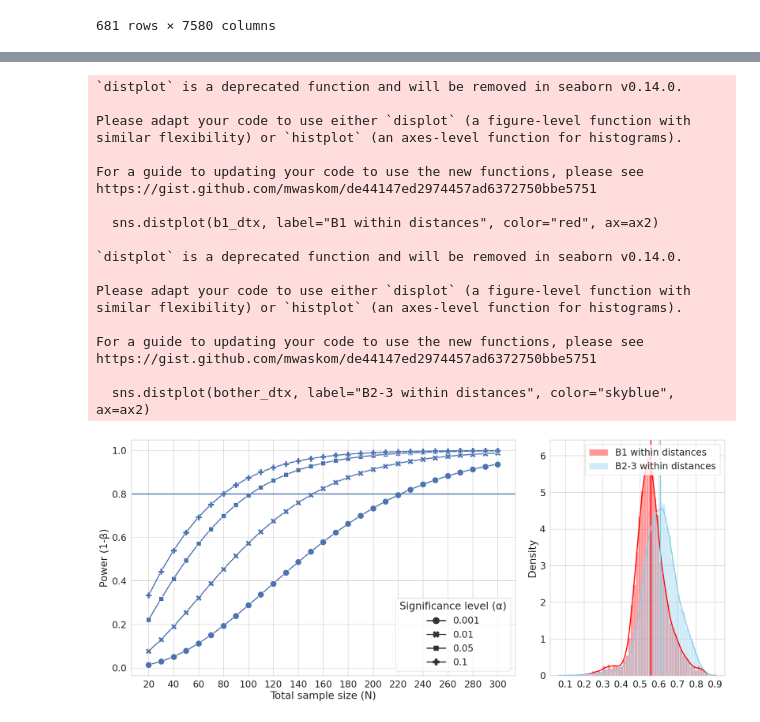
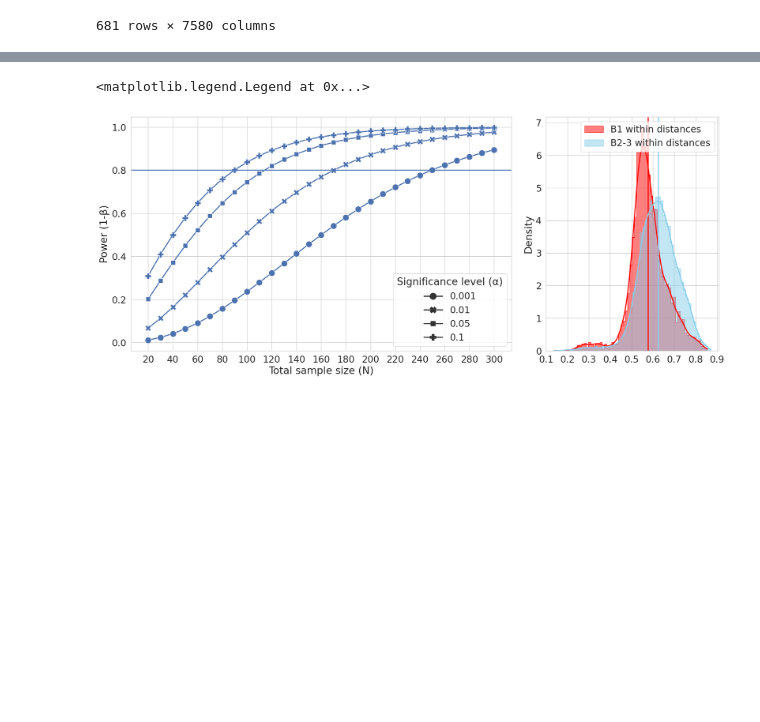
Before and after one commit to mwdai049/DSC180-Capstone, a Jupyter notebook: notebook.ipynb, the cells around one changed output, grey strips where cells are left out. Cells and saved outputs as stored; diff of their text form; code cells hidden in the pictures; blank space fills up the shorter version.

Commit message:
fix alpha/beta diversity and add artifacts

```diff
--- a/notebook.ipynb
+++ b/notebook.ipynb
@@ -20,5 +51,5 @@ from qiime2.plugins.feature_table.methods import rarefy
 # %%
-ft = Artifact.load('/home/mwdai/projects/capstone/78873_feature-table.qza')
+ft = Artifact.load('78873_feature-table.qza')
 ft.view(pd.DataFrame)
 # %% [output]
 |  | ACGTAGGGGGCAAGCGTTATCCGGATTTACTGG... | ACGTAGGGGGCTAGCGTTATCCGGATTTACTGG... | ACGGAGGGTGCAAGCGTTAATCGGAATTACTGG... | ACGTAGGTGGCAAGCGTTGTCCGGAATTATTGG... | ... |
@@ -82,8 +110,9 @@ faith_pd.alpha_diversity.save('alpha_diversity.qza')
 # %%
 unifrac_res = diversity.actions.beta_phylogenetic(
-    table=rarefied_ft,
+    table=rarefied,
     phylogeny=rooted_tree,
     metric='unweighted_unifrac'
 )
-unifrac_dm = unifrac_res.distance_matrix.view(pd.DataFrame)
-unifrac_dm.distance_matrix.save('distance.qza')
+unifrac_dm = unifrac_res.distance_matrix.view(DistanceMatrix)
+unifrac_df = pd.DataFrame(unifrac_dm.data, index=unifrac_dm.ids, columns=unifrac_dm.ids)
+unifrac_df
@@ -123,10 +159,19 @@ sd1 = b1['deblur alpha diversity'].std()
 sd2 = bother['deblur alpha diversity'].std()
 sd12 = mean([sd1, sd2])
 
+#since we used a different tree, our alpha diversity values are scaled by about this value
+#faith's pd = sum of branch lengths
+#Faith’s PD: reflects the absolute size/scale of the tree, so the PD values are way larger.
+#UniFrac: uses ratios of branch lengths, so it's mostly unaffected by that global scale difference
+scale = 4.5e2
+
+base_diffs = [2, 3, 4]
+scaled_diffs = [d * scale for d in base_diffs]
+
 alpha = 0.05
 data_alpha = []
 for observations in range(10, 155, 5):
-    for difference in [2, 3, 4]:
+    for difference in scaled_diffs:
         effect_size = difference/sd12
         x = tt_ind_solve_power(effect_size=effect_size, nobs1=observations,
                                alpha=alpha, ratio=1.0,
@@ -190,44 +235,41 @@ fig.savefig('figure1.pdf')
 # %%
 fig = plt.figure(figsize=(20, 8))
 grid = plt.GridSpec(ncols=3, nrows=1, hspace=0.2, wspace=0.2)
 
 ax1 = fig.add_subplot(grid[0, :2])
 ax2 = fig.add_subplot(grid[0, 2:])
 
+# LEFT: beta power curves (unchanged)
 sns.lineplot(x='Total sample size (N)', y='Power (1-β)',
              style='Significance level (α)',
              markers=True, dashes=False,
              ax=ax1, data=data_beta)
 ax1.axhline(0.8, 0, data_beta['Total sample size (N)'].max())
 ax1.xaxis.set_major_locator(plt.MultipleLocator(20))
 
-sns.distplot(b1_dtx, label="B1 within distances", color="red", ax=ax2)
+# RIGHT: distributions using histplot (+ KDE) instead of distplot
+sns.histplot(b1_dtx,
+             label="B1 within distances",
+             color="red",
+             kde=True,
+             stat="density",
+             element="step",
+             ax=ax2)
+
 ax2.axvline(mean(b1_dtx), 0, 6, color="red")
 
-sns.distplot(bother_dtx, label="B2-3 within distances", color="skyblue", ax=ax2)
+sns.histplot(bother_dtx,
+             label="B2-3 within distances",
+             color="skyblue",
+             kde=True,
+             stat="density",
+             element="step",
+             ax=ax2)
+
 ax2.axvline(mean(bother_dtx), 0, 6, color="skyblue")
+
 ax2.xaxis.set_major_locator(plt.MultipleLocator(.1))
-plt.legend()
-
-fig.savefig('figure2.pdf')
+ax2.legend()
 # %% [output]
-`distplot` is a deprecated function and will be removed in seaborn v0.14.0.
-
-Please adapt your code to use either `displot` (a figure-level function with
-similar flexibility) or `histplot` (an axes-level function for histograms).
-
-For a guide to updating your code to use the new functions, please see
-https://gist.github.com/mwaskom/de44147ed2974457ad6372750bbe5751
-
-  sns.distplot(b1_dtx, label="B1 within distances", color="red", ax=ax2)
-
-`distplot` is a deprecated function and will be removed in seaborn v0.14.0.
-
-Please adapt your code to use either `displot` (a figure-level function with
-similar flexibility) or `histplot` (an axes-level function for histograms).
-
-For a guide to updating your code to use the new functions, please see
-https://gist.github.com/mwaskom/de44147ed2974457ad6372750bbe5751
-
-  sns.distplot(bother_dtx, label="B2-3 within distances", color="skyblue", ax=ax2)
+<matplotlib.legend.Legend at 0x...>
-[figure, old version]
+[figure, new version]
```
Also changed, not shown: parts of 17 cells of this notebook, 3 other files.
